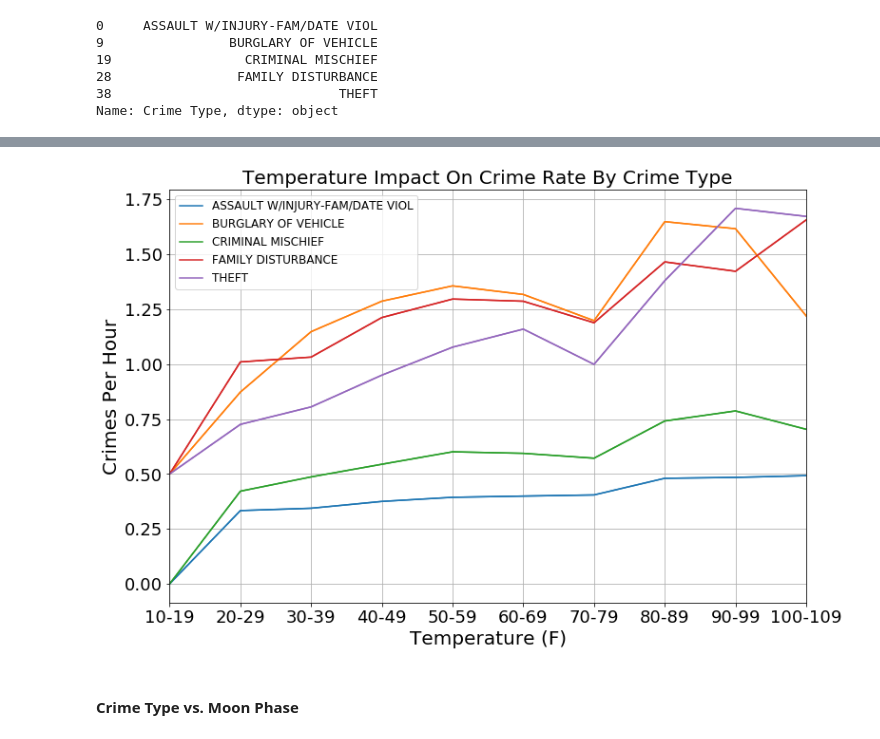
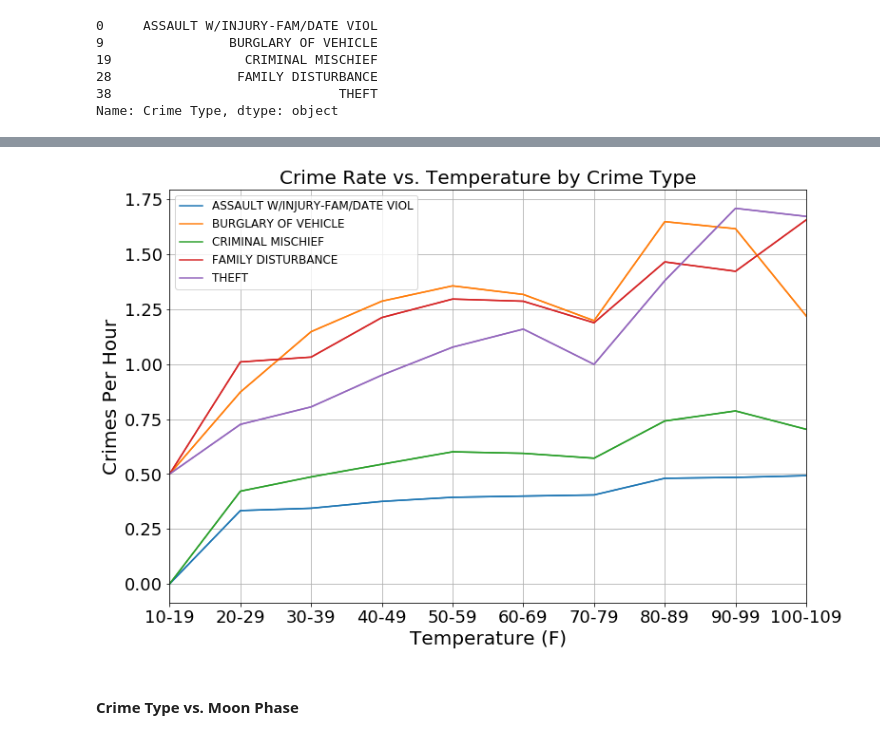
Before and after one commit to eanord4/First-Project, a Jupyter notebook: first-project.ipynb, the cells around one changed output, grey strips where cells are left out. Saved outputs shown, nothing was run; the diff lists cells and outputs as text; code cells hidden in the pictures.

Commit message:
Change plot titles to avoid implying nature of causation

```diff
--- a/first-project.ipynb
+++ b/first-project.ipynb
@@ -223,15 +223,15 @@ df_pivot1
 # %%
 ax = df_pivot1.plot(figsize=(12,10), legend=False)
 ax.set_prop_cycle(None)
 
 df_pivot1.plot(figsize=(12,8), ax = ax, grid=True)
-plt.title("Temperature Impact On Crime Rate By Crime Type", fontsize=20)
+plt.title("Crime Rate vs. Temperature by Crime Type", fontsize=20)
 plt.legend(legend_values, fontsize=12)
 plt.xlabel("Temperature (F)", fontsize=20)
 plt.ylabel("Crimes Per Hour", fontsize=20)
 plt.tick_params(labelsize=18)
 # %% [output]
-[figure, old version]
+[figure, new version]
 # %% [markdown]
 #### Crime Type vs. Moon Phase
 # %%
```
Also changed, not shown: parts of 2 cells of this notebook.
